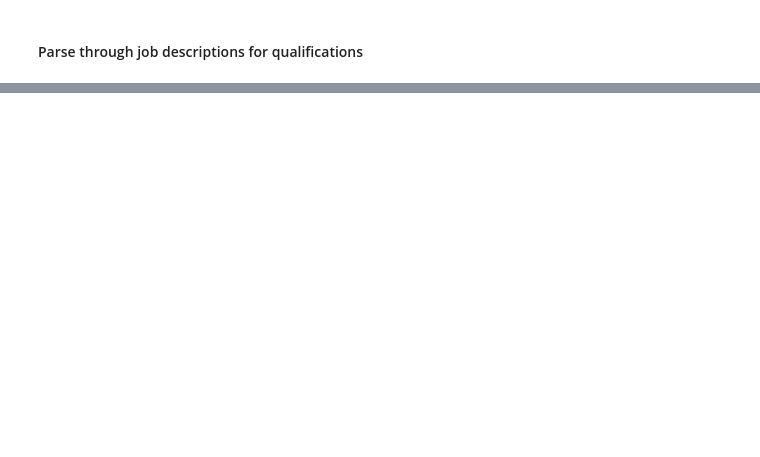
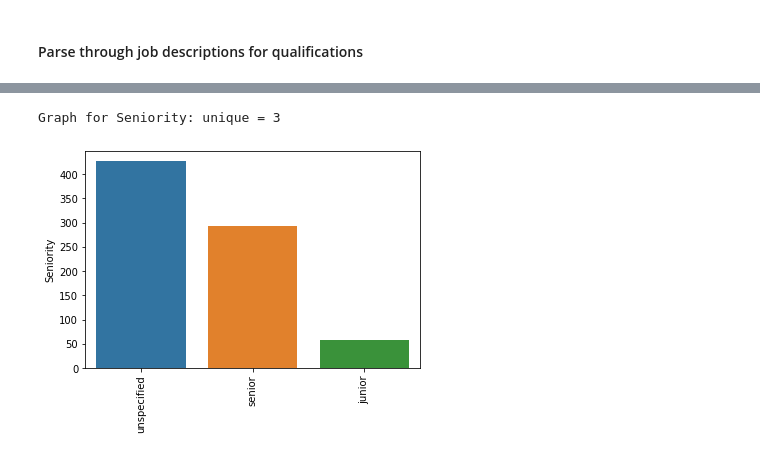
Before and after one commit to damehero/COGS108_Repo, a Jupyter notebook: FinalProject_group62.ipynb, the cells around one changed output, grey strips where cells are left out. Saved outputs shown, nothing was run; the diff lists cells and outputs as text; code cells hidden in the pictures; blank space fills up the shorter version.

```diff
--- a/FinalProject_group62.ipynb
+++ b/FinalProject_group62.ipynb
@@ -245,0 +285,11 @@ bs_yes_no = df_cs.get('Job Description').apply(bachelor)
+# %%
+df_cat = df_cs[['Location','Size','Type of ownership', 'Industry', 'Sector', 'Revenue', 'State', 'Seniority']]
+# %%
+cat_num = df_cat['Seniority'].value_counts()
+print("Graph for Seniority: unique =", (len(cat_num)))
+chart = sns.barplot(x=cat_num.index, y=cat_num)
+chart.set_xticklabels(chart.get_xticklabels(), rotation=90)
+plt.show()
+# %% [output]
+Graph for Seniority: unique = 3
+[figure, added]
```
Also changed, not shown: parts of 57 cells of this notebook.
